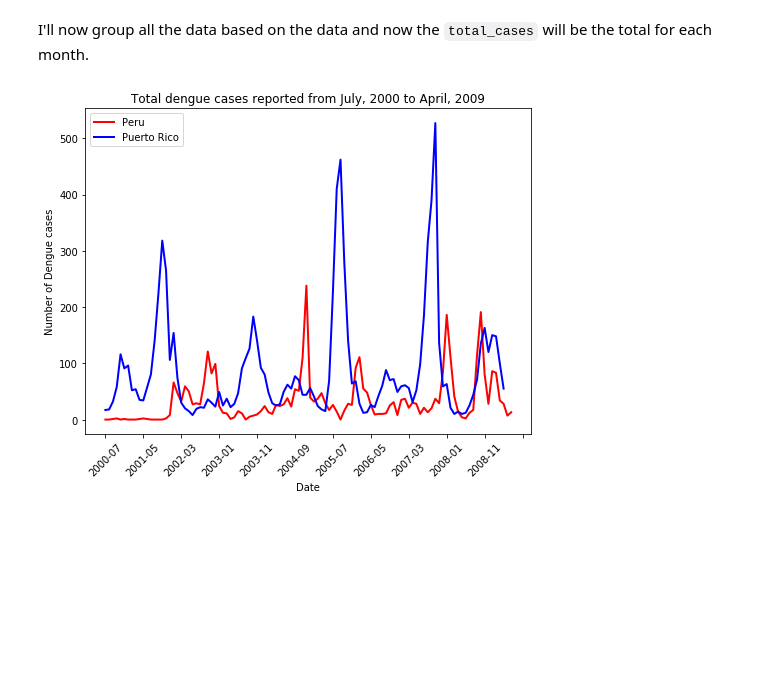
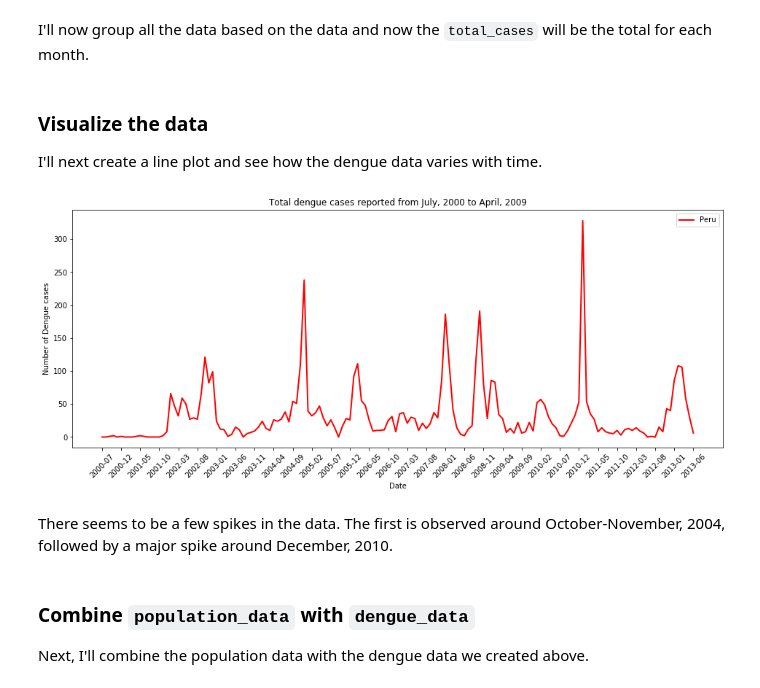
Before and after one commit to ITWSXInformatics/DengueSpreadInformationSystemDSIS, a Jupyter notebook: Data processing.ipynb, the cells around one changed output. Drawn from its saved outputs; the diff is of its cells as text; code cells hidden in the pictures; blank space fills up the shorter version.

Commit message:
Combine population data with dengue data

```diff
--- a/Data processing.ipynb
+++ b/Data processing.ipynb
@@ -46,14 +43,24 @@ import matplotlib.pyplot as plt
+# %% [markdown]
+### Visualize the data
+
+I'll next create a line plot and see how the dengue data varies with time.
 # %%
-plt.figure(figsize = (8, 6))
-plt.plot(dengue_peru_refined['date'], dengue_peru_refined['total_cases'], color = 'red', linewidth = 2, label = 'Peru')
-plt.xticks(np.arange(0, 120, 10), rotation = 45)
+plt.figure(figsize = (16, 6))
+plt.plot(dengue['date'], dengue['total_cases'], color = 'red', linewidth = 2, label = 'Peru')
+plt.xticks(np.arange(0, 160, 5), rotation = 45)
 plt.xlabel("Date")
 plt.ylabel("Number of Dengue cases")
 plt.title("Total dengue cases reported from July, 2000 to April, 2009")
 plt.legend()
 plt.show()
 # %% [output]
-[figure, old version]
+[figure, new version]
+# %% [markdown]
+There seems to be a few spikes in the data. The first is observed around October-November, 2004, followed by a major spike around December, 2010.
+# %% [markdown]
+### Combine `population_data` with `dengue_data`
+
+Next, I'll combine the population data with the dengue data we created above.
 # %%
 # Population datasets
 peru_population = pd.read_csv("Population_data/iquitos_population_data.csv")
```
Also changed, not shown: parts of 1 cell of this notebook.
